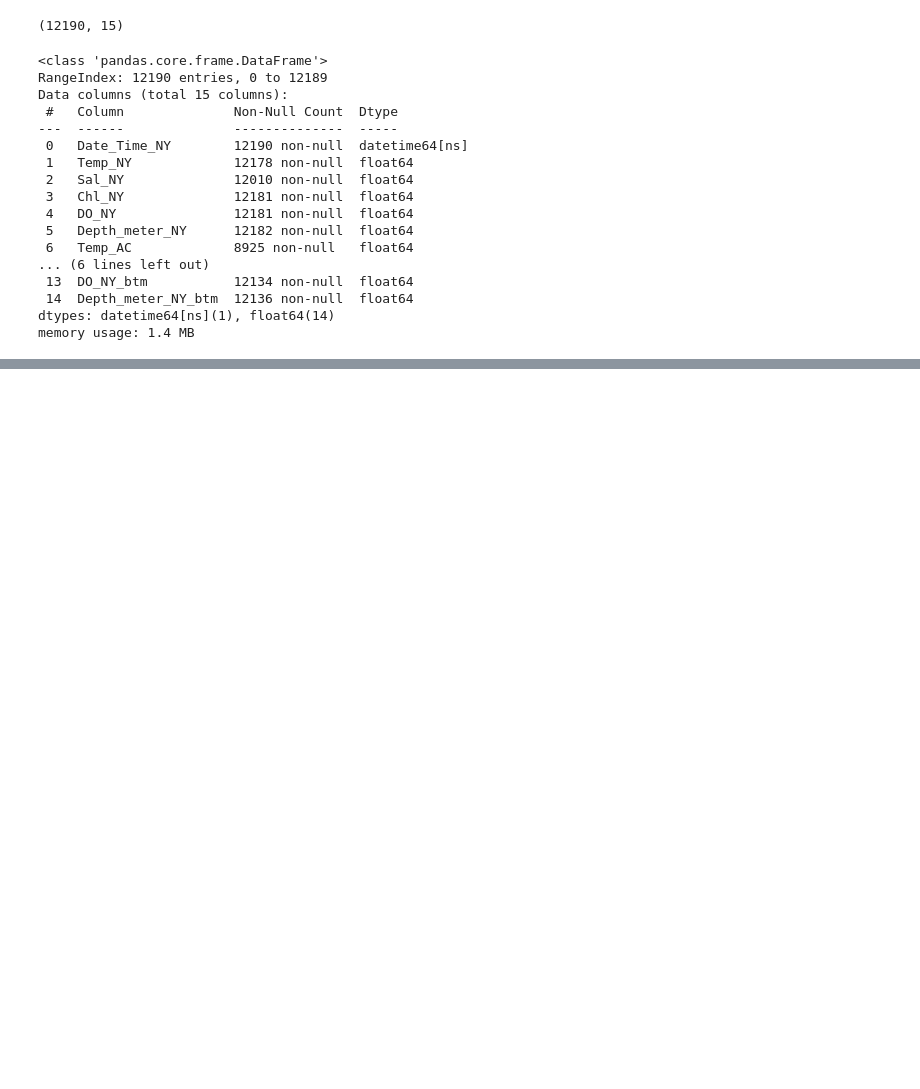
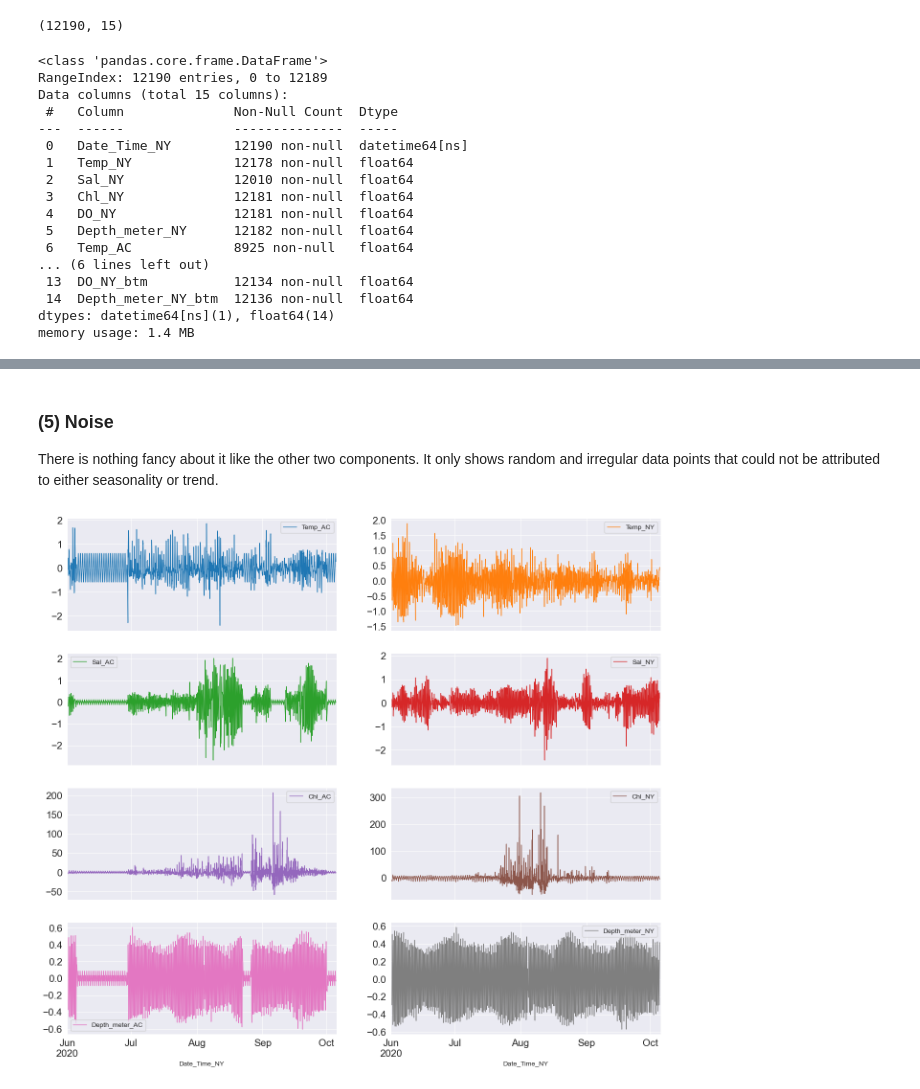
Before and after one commit to Zhu-Yifan/Lafayette_River_Time_Series_Analysis, a Jupyter notebook: notebooks/Time_Series_Analysis.ipynb, the cells around one changed output, grey strips where cells are left out. Drawn from its saved outputs; the diff is of its cells as text; code cells hidden in the pictures; blank space fills up the shorter version.

```diff
--- a/notebooks/Time_Series_Analysis.ipynb
+++ b/notebooks/Time_Series_Analysis.ipynb
@@ -83,0 +161,15 @@ plt.show()
+# %% [markdown]
+### (5) Noise
+There is nothing fancy about it like the other two components. It only shows random and irregular data points that could not be attributed to either seasonality or trend.
+# %%
+resid_dict = {}
+
+for ts in data.columns:
+    resampled_data = data[ts].resample('H').mean().fillna(method='ffill')
+    decompositions = sm.tsa.seasonal_decompose(resampled_data)
+    resid_dict[ts] = decompositions.resid
+
+# plot
+pd.DataFrame(resid_dict).plot(subplots=True, layout=(4, 2), linewidth=1,fontsize=15);
+# %% [output]
+[figure, added]
```
Also changed, not shown: parts of 21 cells of this notebook.
